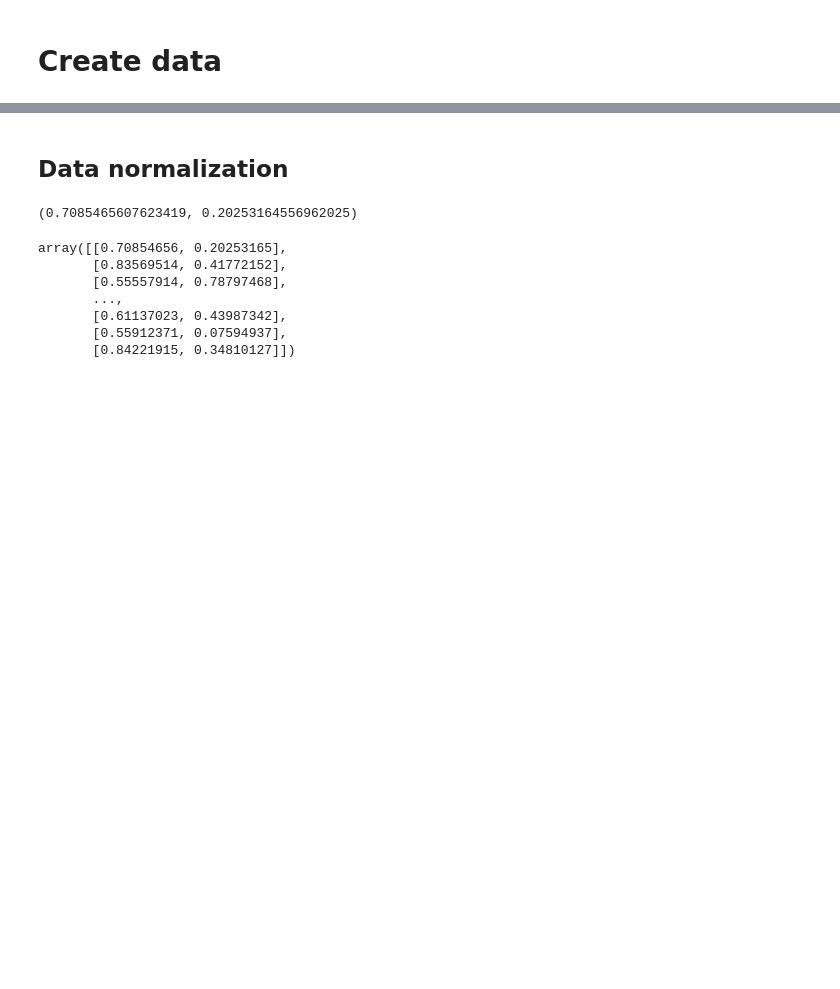
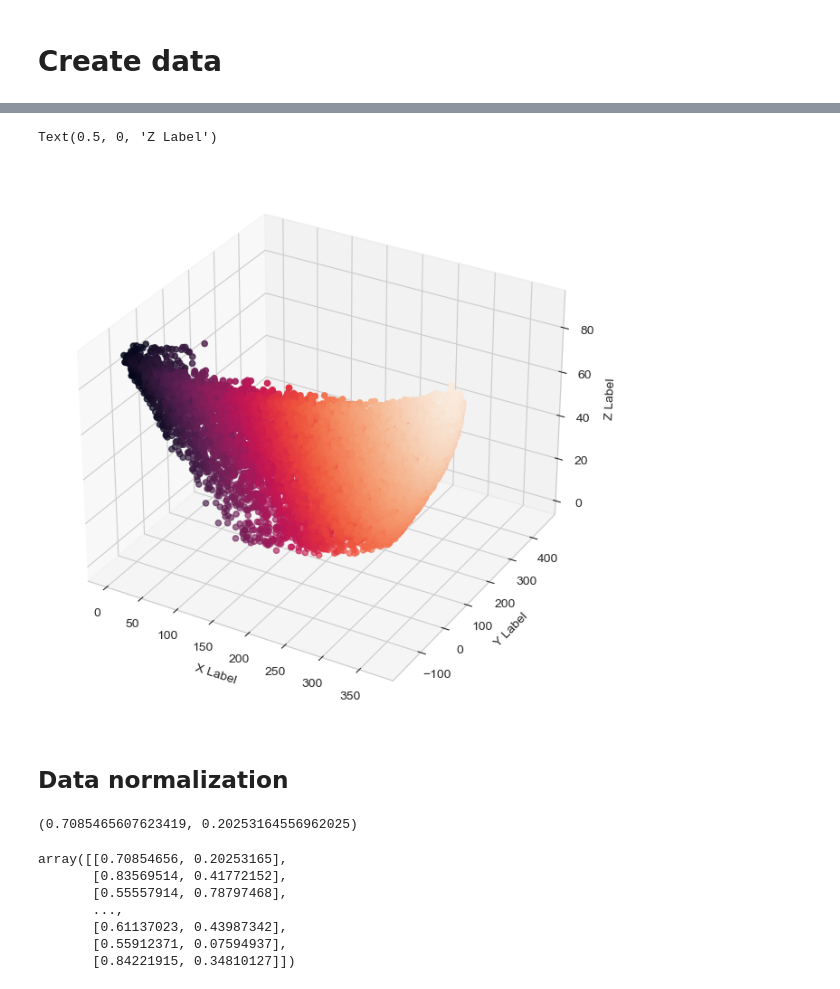
Before and after one commit to Seferovic8/AI-Arm, a Jupyter notebook: Experiments/Exp_NN_Inverse_Kinematics.ipynb, the cells around one changed output, grey strips where cells are left out. Saved outputs shown, nothing was run; the diff lists cells and outputs as text; code cells hidden in the pictures; blank space fills up the shorter version.

```diff
--- a/Experiments/Exp_NN_Inverse_Kinematics.ipynb
+++ b/Experiments/Exp_NN_Inverse_Kinematics.ipynb
@@ -41,3 +46,28 @@ dr,dz=x_samples[:,0],x_samples[:,1]
+# %%
+import re, seaborn as sns, numpy as np, pandas as pd, random
+from pylab import *
+from matplotlib.pyplot import plot, show, draw, figure, cm
+import matplotlib.pyplot as plt
+from mpl_toolkits.mplot3d import Axes3D
+sns.set_style("whitegrid", {'axes.grid' : False})
+
+fig = plt.figure(figsize=(6,6))
+
+ax = Axes3D(fig) # Method 1
+# ax = fig.add_subplot(111, projection='3d') # Method 2
+
+z = y_samples[:10000]
+x = x_samples[:,0,0][:10000]
+y = x_samples[:,0,1][:10000]
+
+
+ax.scatter(x, y, z, c=x, marker='o')
+ax.set_xlabel('X Label')
+ax.set_ylabel('Y Label')
+ax.set_zlabel('Z Label')
+# %% [output]
+Text(0.5, 0, 'Z Label')
+[figure, added]
 # %% [markdown]
 ## Data normalization
 # %%
```
Also changed, not shown: parts of 18 cells of this notebook, 14 other files.
